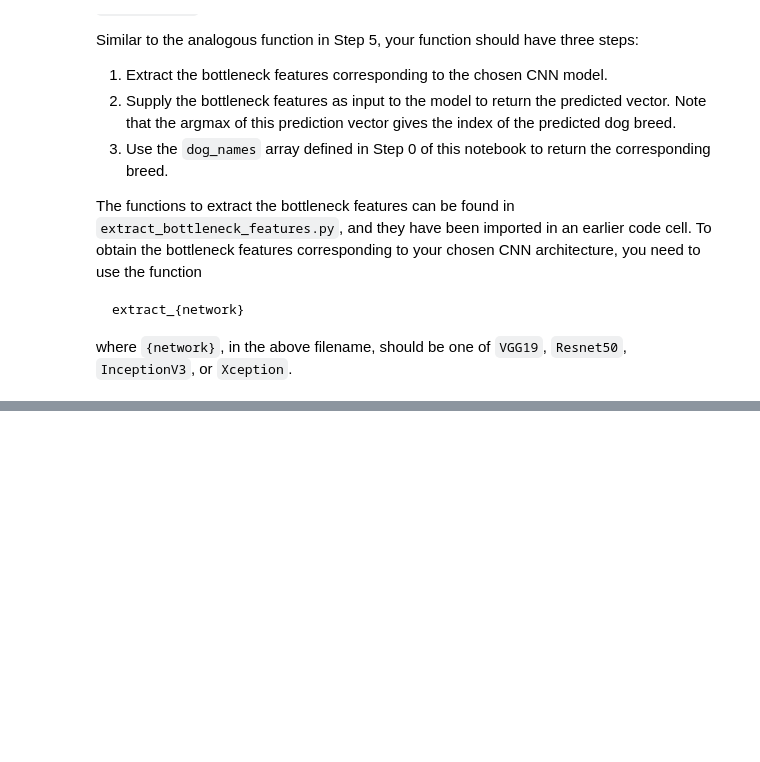
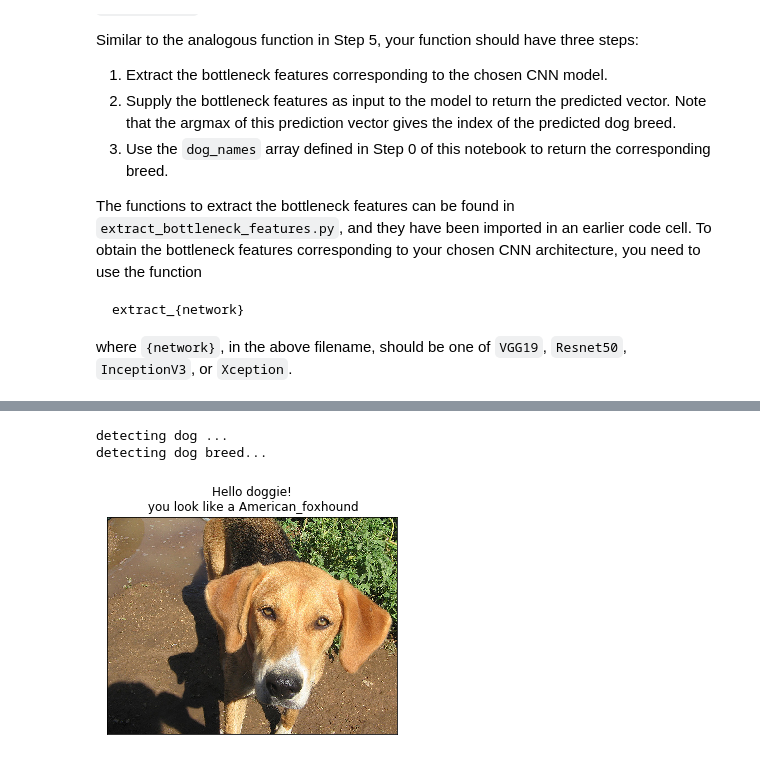
Before and after one commit to alirezadir/dog-project, a Jupyter notebook: dog_app.ipynb, the cells around one changed output, grey strips where cells are left out. Saved outputs shown, nothing was run; the diff lists cells and outputs as text; code cells hidden in the pictures; blank space fills up the shorter version.

```diff
--- a/dog_app.ipynb
+++ b/dog_app.ipynb
@@ -812 +800,7 @@ detecting dog breed...
+# %%
+human_dog_detector('data/dogImages/test/007.American_foxhound/American_foxhound_00484.jpg')
+# %% [output]
+detecting dog ...
+detecting dog breed...
+[figure, added]
 # %%
```
Also changed, not shown: parts of 21 cells of this notebook, 1 other file.
